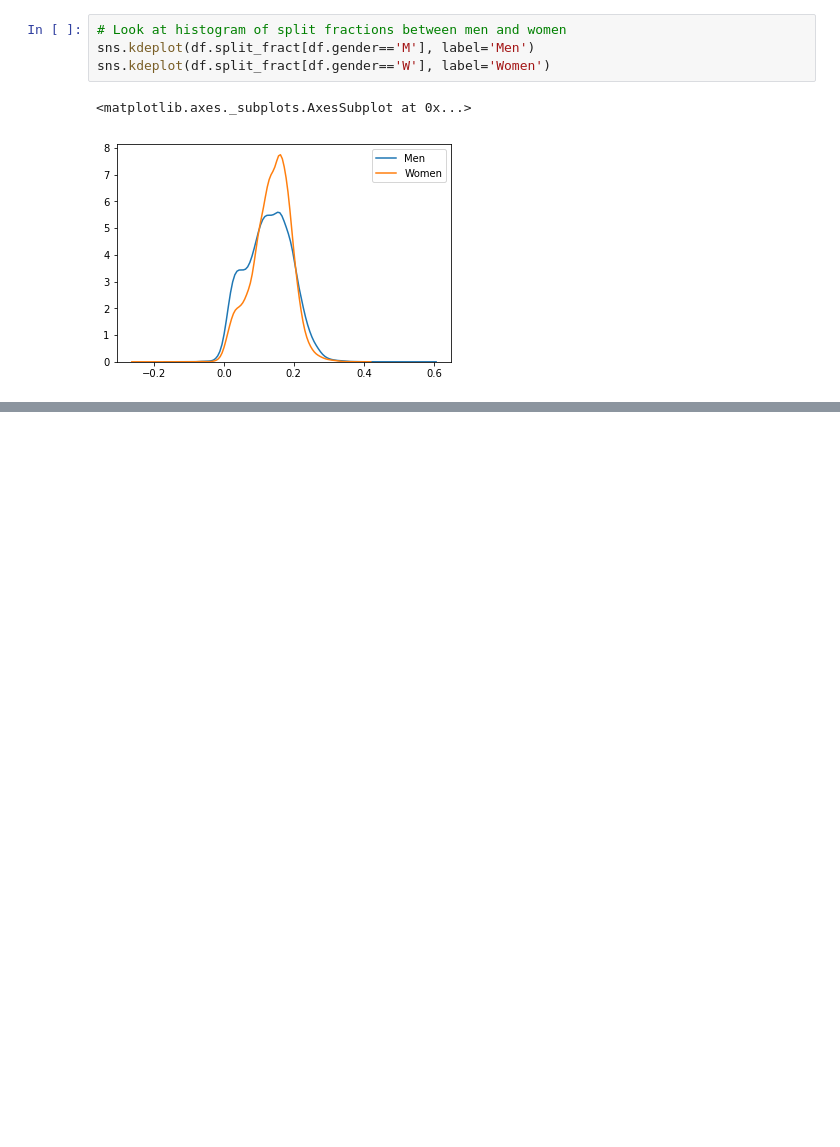
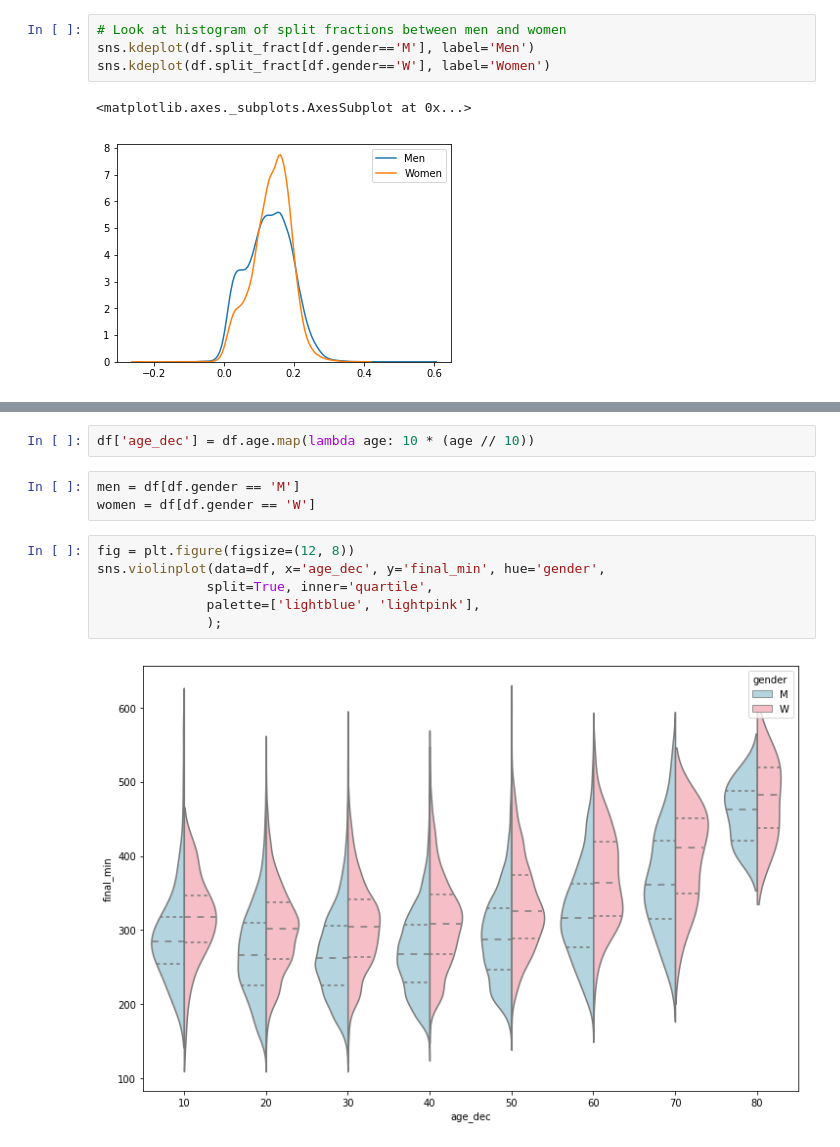
Before and after one commit to loftusa/General-Projects-And-Scripts, a Jupyter notebook: Learning/Book - Data Science Handbook/MatPlotLib/Marathon-Finishing-Times.ipynb, the cells around one changed output, grey strips where cells are left out. Drawn from its saved outputs; the diff is of its cells as text; blank space fills up the shorter version.

```diff
--- a/Learning/Book - Data Science Handbook/MatPlotLib/Marathon-Finishing-Times.ipynb
+++ b/Learning/Book - Data Science Handbook/MatPlotLib/Marathon-Finishing-Times.ipynb
@@ -115,0 +113,13 @@ Name: split_fract, Length: 12585, dtype: float64
+# %%
+df['age_dec'] = df.age.map(lambda age: 10 * (age // 10))
+# %%
+men = df[df.gender == 'M']
+women = df[df.gender == 'W']
+# %%
+fig = plt.figure(figsize=(12, 8))
+sns.violinplot(data=df, x='age_dec', y='final_min', hue='gender',
+              split=True, inner='quartile',
+              palette=['lightblue', 'lightpink'],
+              );
+# %% [output]
+[figure, added]
```
Also changed, not shown: parts of 5 cells of this notebook, 6 other files.
